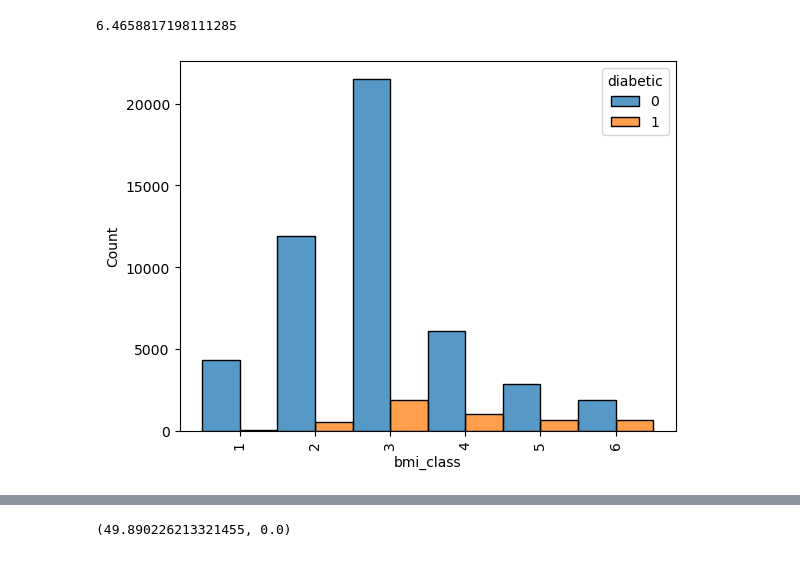
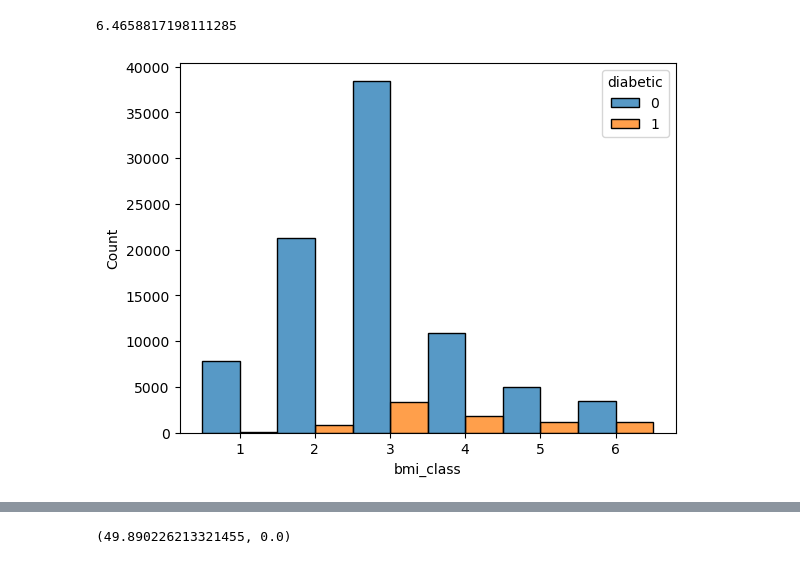
Before and after one commit to Jburch01/diabetes_classification_project, a Jupyter notebook: explore.ipynb, the cells around one changed output, grey strips where cells are left out. Cells and saved outputs as stored; diff of their text form; code cells hidden in the pictures.

```diff
--- a/explore.ipynb
+++ b/explore.ipynb
@@ -10,7 +10,7 @@ import seaborn as sns
 
 from scipy import stats
 # %%
-df = w.get_data()
+df = w.prep_data()
 # %%
 train, val, test = w.train_validate_test(df, 'diabetic')
 # %%
@@ -161,10 +169,10 @@ train[train.gender == 'Other']
 # %%
 bins = [0, 18, 29, 39, 49, 59, 69, 80]
 labels = ['1-18', '19-29', '30-39', '40-49', '50-59', '60-69', "70+"]
-train['age_bin'] = pd.cut(train['age'], bins=bins, labels=labels)
+df['age_bin'] = pd.cut(df['age'], bins=bins, labels=labels)
 
 # count the number of occurrences of each bin
-diabetic_count = train[train['diabetic'] == 1].groupby('age_bin')['diabetic'].count()
+diabetic_count = df[df['diabetic'] == 1].groupby('age_bin')['diabetic'].count()
 
 # create a bar plot
 sns.barplot(x=diabetic_count.index, y=diabetic_count)
@@ -333,5 +341,5 @@ bmi_bins= [0, 18.5, 25, 30, 35, 40, 100]
 - 5 obesity class2
 - 6 extreme obesity
 # %%
-train['bmi_class'] = pd.cut(train.bmi, bins=bmi_bins, labels=bmi_labels)
+df['bmi_class'] = pd.cut(df.bmi, bins=bmi_bins, labels=bmi_labels)
 # %%
@@ -353,8 +361,8 @@ train[train.diabetic == 0].bmi.std()
 # %% [output]
 6.4658817198111285
 # %%
-sns.histplot(data=train, x='bmi_class', hue='diabetic', multiple='dodge')
-plt.xticks(rotation=90)
+sns.histplot(data=df, x='bmi_class', hue='diabetic', multiple='dodge')
+plt.legend()
 plt.show()
 # %% [output]
-[figure, old version]
+[figure, new version]
```
Also changed, not shown: parts of 25 cells of this notebook.
